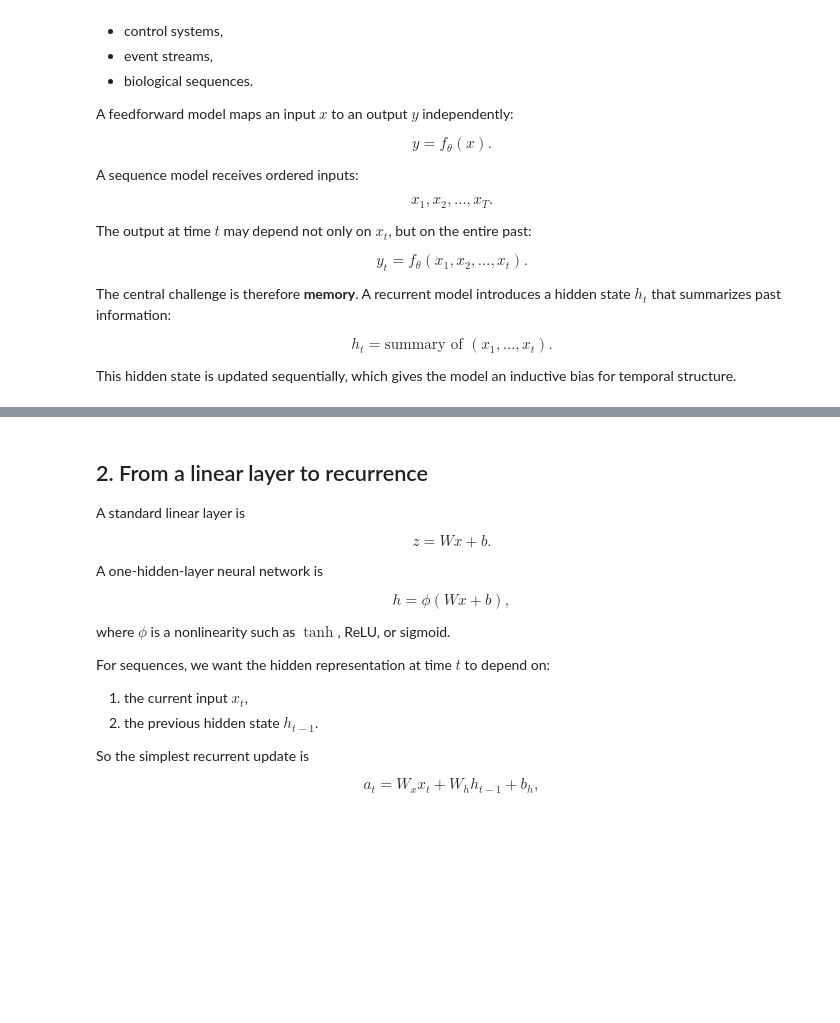
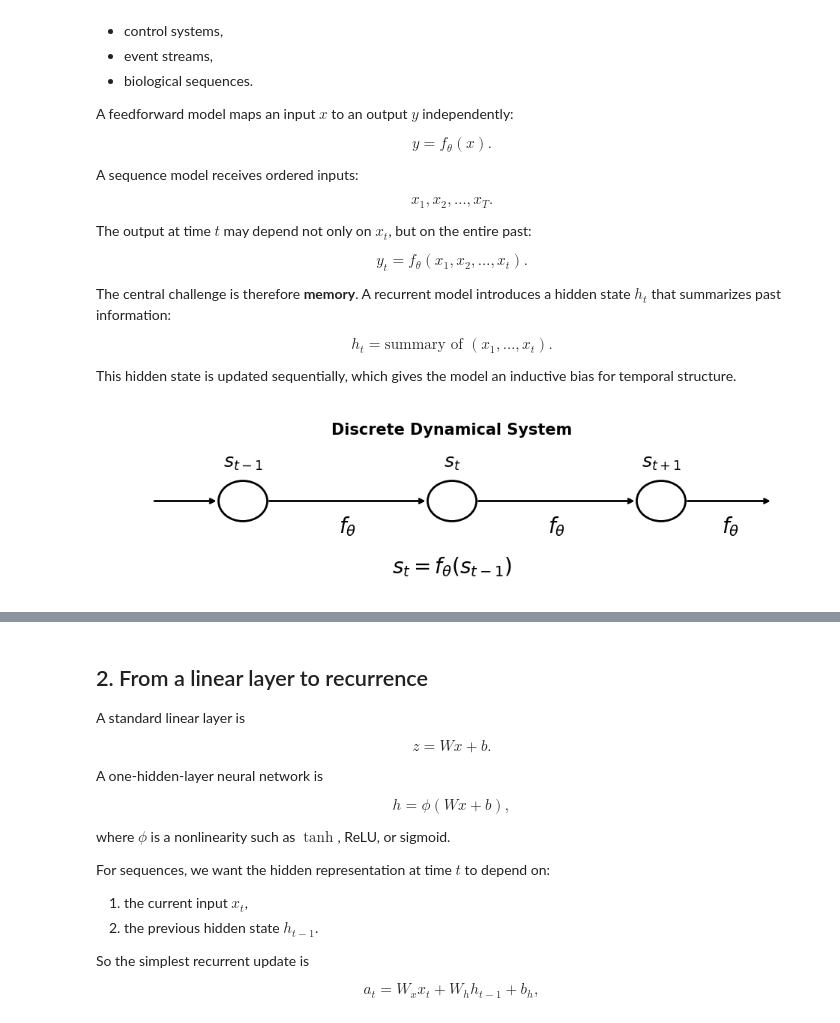
Before and after one commit to mirzaie-mehdi/From-Conda-to-CreatePackage-Python, a Jupyter notebook: _sources/docs/rnn.ipynb, the cells around one changed output, grey strips where cells are left out. Drawn from its saved outputs; the diff is of its cells as text; code cells hidden in the pictures; blank space fills up the shorter version.

```diff
--- a/_sources/docs/rnn.ipynb
+++ b/_sources/docs/rnn.ipynb
@@ -58,3 +58,50 @@ h_t = \text{summary of } (x_1, \ldots, x_t).
 $$
 
 This hidden state is updated sequentially, which gives the model an inductive bias for temporal structure.
+# %%
+import matplotlib.pyplot as plt
+from IPython.display import display, Markdown
+
+# -----------------------------
+# Figure: Discrete Dynamical System and its Link to RNNs
+# -----------------------------
+
+fig, ax = plt.subplots(figsize=(12, 3))
+
+ax.set_xlim(0, 10)
+ax.set_ylim(0, 3)
+ax.axis("off")
+
+# State positions
+positions = {
+    r"$s_{t-1}$": (2, 1.5),
+    r"$s_t$": (5, 1.5),
+    r"$s_{t+1}$": (8, 1.5),
+}
+
+# Draw states
+for label, (x, y) in positions.items():
+    circle = plt.Circle((x, y), 0.35, fill=False, linewidth=2)
+    ax.add_patch(circle)
+    ax.text(x, y + 0.65, label, ha="center", va="center", fontsize=18)
+
+# Draw arrows
+arrow_style = dict(arrowstyle="->", linewidth=2)
+
+ax.annotate("", xy=(1.65, 1.5), xytext=(0.7, 1.5), arrowprops=arrow_style)
+ax.annotate("", xy=(4.65, 1.5), xytext=(2.35, 1.5), arrowprops=arrow_style)
+ax.annotate("", xy=(7.65, 1.5), xytext=(5.35, 1.5), arrowprops=arrow_style)
+ax.annotate("", xy=(9.6, 1.5), xytext=(8.35, 1.5), arrowprops=arrow_style)
+
+# Transition labels
+ax.text(3.5, 0.95, r"$f_\theta$", ha="center", fontsize=20)
+ax.text(6.5, 0.95, r"$f_\theta$", ha="center", fontsize=20)
+ax.text(9.0, 0.95, r"$f_\theta$", ha="center", fontsize=20)
+
+# Title and equation
+ax.text(5, 2.65, "Discrete Dynamical System", ha="center", fontsize=15, weight="bold")
+ax.text(5, .25, r"$s_t = f_\theta(s_{t-1})$", ha="center", fontsize=20)
+
+plt.show()
+# %% [output]
+[figure, added]
```
Also changed, not shown: parts of 1 cell of this notebook, 13 other files.
